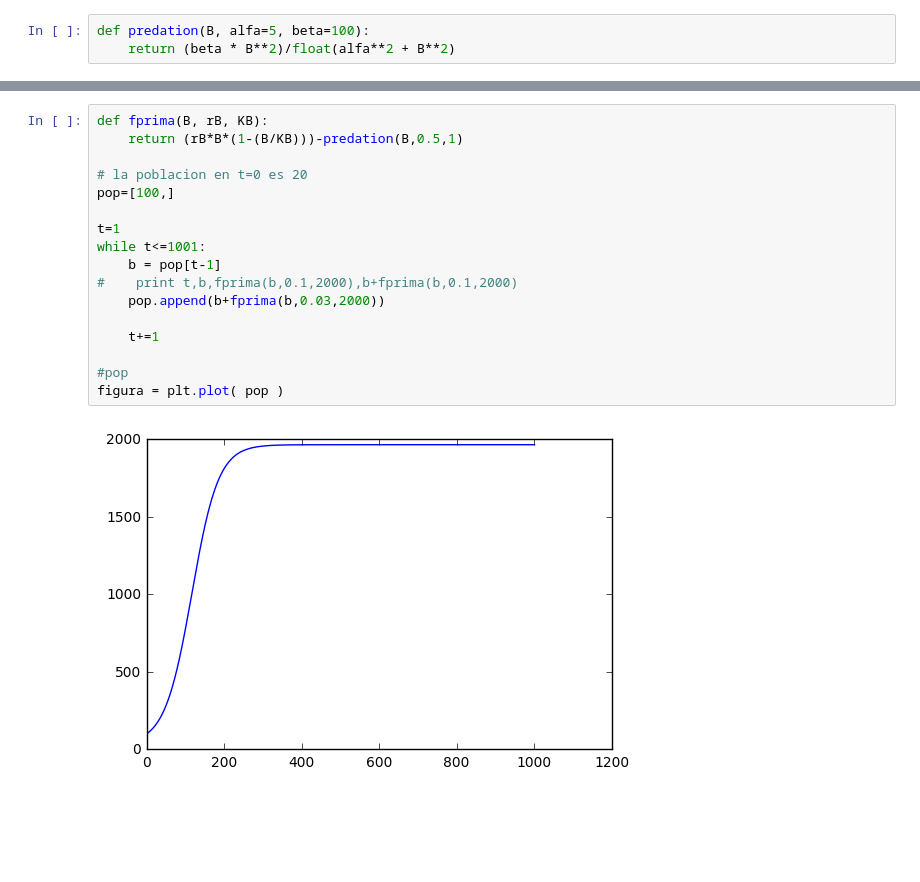
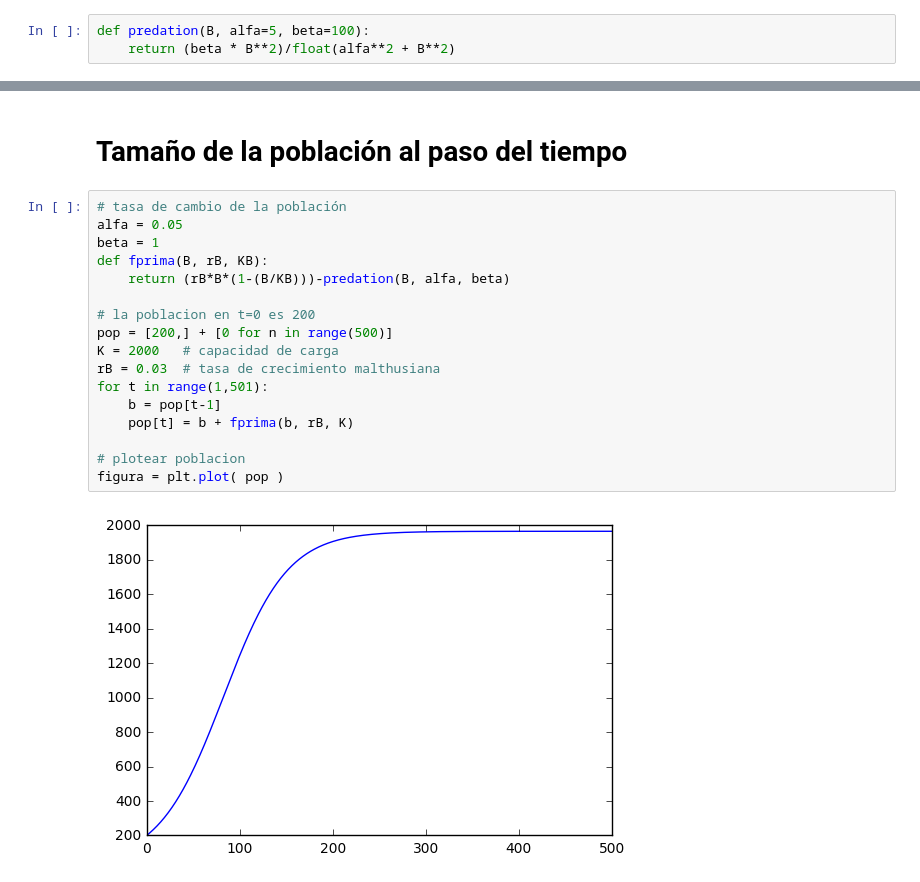
Before and after one commit to rgarcia-herrera/sistemas-dinamicos, a Jupyter notebook: Budworm.ipynb, the cells around one changed output, grey strips where cells are left out. Drawn from its saved outputs; the diff is of its cells as text; blank space fills up the shorter version.

```diff
--- a/Budworm.ipynb
+++ b/Budworm.ipynb
@@ -21,19 +24,21 @@ f0 = plt.plot( [predation(b,75,100) for b in range(2,100)])
+# %% [markdown]
+# Tamaño de la población al paso del tiempo
 # %%
+# tasa de cambio de la población
+alfa = 0.05
+beta = 1
 def fprima(B, rB, KB):
-    return (rB*B*(1-(B/KB)))-predation(B,0.5,1)
+    return (rB*B*(1-(B/KB)))-predation(B, alfa, beta)
 
-# la poblacion en t=0 es 20
-pop=[100,]
+# la poblacion en t=0 es 200
+pop = [200,] + [0 for n in range(500)]
+K = 2000   # capacidad de carga
+rB = 0.03  # tasa de crecimiento malthusiana
+for t in range(1,501):
+    b = pop[t-1]
+    pop[t] = b + fprima(b, rB, K)
 
-t=1
-while t<=1001:
-    b = pop[t-1]
-#    print t,b,fprima(b,0.1,2000),b+fprima(b,0.1,2000)
-    pop.append(b+fprima(b,0.03,2000))
-
-    t+=1
-
-#pop
+# plotear poblacion
 figura = plt.plot( pop )
 # %% [output]
-[figure, old version]
+[figure, new version]
```
Also changed, not shown: parts of 5 cells of this notebook.
